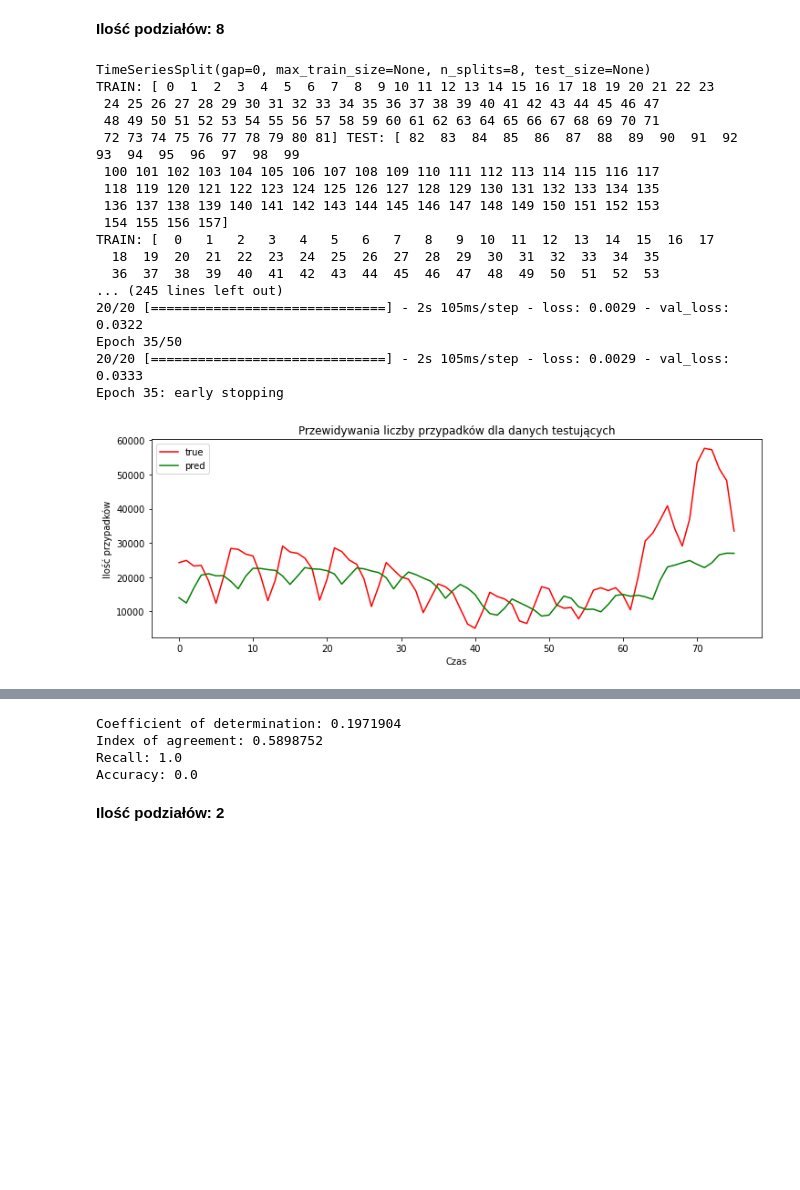
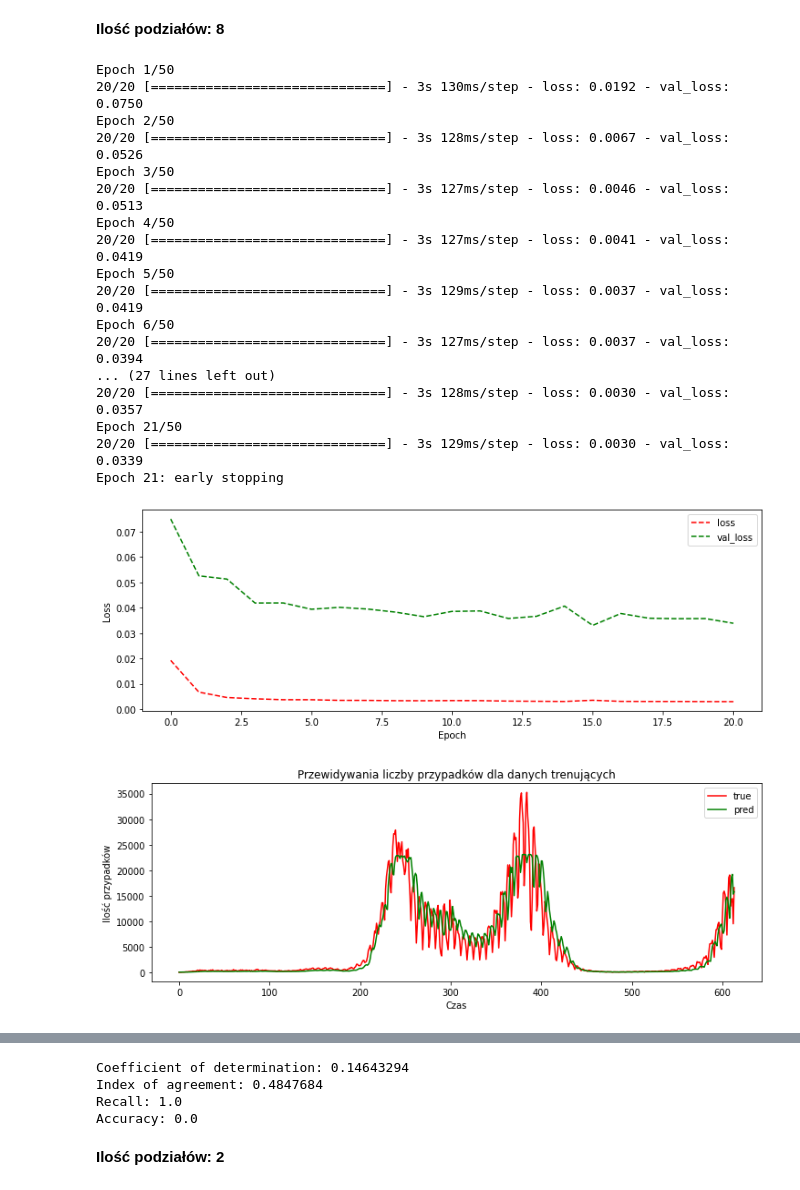
Before and after one commit to mateuszbarnacki/SSN-Proj, a Jupyter notebook: SSN_Proj.ipynb, the cells around one changed output, grey strips where cells are left out. Cells and saved outputs as stored; diff of their text form; code cells hidden in the pictures; blank space fills up the shorter version.

```diff
--- a/SSN_Proj.ipynb
+++ b/SSN_Proj.ipynb
@@ -154,7 +151,7 @@ def prepare_preds(X):
     y_preds.append(y_pred[0][-3])
   return y_preds
 
-def draw_predictions(nr_epochs, y_test, y_preds, title):
+def draw_predictions(nr_epochs, y_test, y_preds, title, figure_name):
     epochs = np.arange(nr_epochs)
     plt.figure(figsize=(12,4))
 
@@ -166,6 +163,7 @@ def draw_predictions(nr_epochs, y_test, y_preds, title):
     plt.legend(['true', 'pred'], loc='best')
     plt.title("Przewidywania liczby przypadków dla danych " + title)
 
+    plt.savefig(figure_name)
     plt.show()
 # %% [markdown]
 **Funkcje miary błędu**
@@ -185,10 +183,16 @@ def accuracy_m(y_true, y_pred):
   correct_preds = 0
   for i in range(len(y_pred)):
     if y_true[i] == y_pred[i]:
-      correct_preds = correct_pred + 1
+      correct_preds = correct_preds + 1
   return correct_preds / len(y_pred)
 
 def idx_of_agreement(y_true, y_pred):
   up = K.sum(K.square(y_true - y_pred))
   down = K.sum(K.square(K.abs(y_pred - K.mean(y_true)) + (K.abs(y_true - K.mean(y_true)))))
   return (1. - up / (down + K.epsilon()))
+
+def mean_squared_error(y_true, y_pred):
+  return K.mean(K.square(y_pred - y_true), axis=0)
+
+def mean_absolute_error(y_true, y_pred):
+  return K.mean(K.abs(y_pred - y_true), axis=0)
@@ -411,10 +477,10 @@ Accuracy: 0.0
 X, y = prepare_X_y(train_data)
 
 tscv = TimeSeriesSplit(n_splits=8)
-print(tscv)
+#print(tscv)
 
 for train_index, test_index in tscv.split(X):
-  print("TRAIN:", train_index, "TEST:", test_index)
+  #print("TRAIN:", train_index, "TEST:", test_index)
   X_train, X_test = X[train_index], X[test_index]
   y_train, y_test = y[train_index], y[test_index]
 
@@ -423,49 +489,68 @@ model = ModelTrunk()
 model.compile(optimizer='adam',
               loss=[MeanSquaredError(), MeanAbsoluteError()],
               run_eagerly=True)
 
+EarlyStop = EarlyStopping(monitor='val_loss',
+                          patience=5,
+                          verbose=1)
+
+callbacks = [EarlyStop]
+
 history = model.fit(X_train, y_train,
                     epochs=50, verbose=1,
                     validation_data = (X_test, y_test),
                     callbacks = callbacks
                    )
 
+# Wypisanie predykowanych wartości w formie liczbowej
 # X_pred = np.array(X_train[-1]).reshape(1,NR_DAYS,1).astype(float)
 # print(X_pred * MAX_DATA)
 # y_pred = model.predict(X_pred) * MAX_DATA
 # print(y_pred.shape)
 # print(y_pred)
 # print(np.max(y_pred[0][-3:]))
 
+plt.figure(figsize=(12,4))
+plt.plot(history.history['loss'], "r--")
+plt.plot(history.history['val_loss'], "g--")
+plt.ylabel('Loss')
+plt.xlabel('Epoch')
+plt.legend(['loss', 'val_loss'], loc='best')
+plt.savefig('time_series_8_loss.png')
+plt.show()
+
+y_preds = prepare_preds(X_train)
+draw_predictions(len(y_preds), y_train.reshape(len(y_preds)) * MAX_DATA, y_preds, "trenujących", "time_series_8_train.png")
 y_preds = prepare_preds(X_test)
-draw_predictions(len(y_preds), y_test.reshape(len(y_preds)) * MAX_DATA, y_preds, "testujących")
+draw_predictions(len(y_preds), y_test.reshape(len(y_preds)) * MAX_DATA, y_preds, "testujących", "time_series_8_test.png")
 
 y = y_test * MAX_DATA
 y = np.reshape(y, len(y))
 coeff = det_coeff(K.constant(y), K.constant(y_preds))
 index = idx_of_agreement(K.constant(y), K.constant(y_preds))
 recall = recall_m(K.constant(y), K.constant(y_preds))
 acc = accuracy_m(y, y_preds)
 print('Coefficient of determination: ' + str(K.get_value(coeff)))
 print('Index of agreement: ' + str(K.get_value(index)))
 print('Recall: ' + str(K.get_value(recall)))
 print('Accuracy: ' + str(acc))
 # %% [output]
-TimeSeriesSplit(gap=0, max_train_size=None, n_splits=8, test_size=None)
-TRAIN: [ 0  1  2  3  4  5  6  7  8  9 10 11 12 13 14 15 16 17 18 19 20 21 22 23
- 24 25 26 27 28 29 30 31 32 33 34 35 36 37 38 39 40 41 42 43 44 45 46 47
- 48 49 50 51 52 53 54 55 56 57 58 59 60 61 62 63 64 65 66 67 68 69 70 71
- 72 73 74 75 76 77 78 79 80 81] TEST: [ 82  83  84  85  86  87  88  89  90  91  92  93  94  95  96  97  98  99
- 100 101 102 103 104 105 106 107 108 109 110 111 112 113 114 115 116 117
- 118 119 120 121 122 123 124 125 126 127 128 129 130 131 132 133 134 135
- 136 137 138 139 140 141 142 143 144 145 146 147 148 149 150 151 152 153
- 154 155 156 157]
-TRAIN: [  0   1   2   3   4   5   6   7   8   9  10  11  12  13  14  15  16  17
-  18  19  20  21  22  23  24  25  26  27  28  29  30  31  32  33  34  35
-  36  37  38  39  40  41  42  43  44  45  46  47  48  49  50  51  52  53
-... (245 lines left out)
-20/20 [==============================] - 2s 105ms/step - loss: 0.0029 - val_loss: 0.0322
-Epoch 35/50
-20/20 [==============================] - 2s 105ms/step - loss: 0.0029 - val_loss: 0.0333
-Epoch 35: early stopping
+Epoch 1/50
+20/20 [==============================] - 3s 130ms/step - loss: 0.0192 - val_loss: 0.0750
+Epoch 2/50
+20/20 [==============================] - 3s 128ms/step - loss: 0.0067 - val_loss: 0.0526
+Epoch 3/50
+20/20 [==============================] - 3s 127ms/step - loss: 0.0046 - val_loss: 0.0513
+Epoch 4/50
+20/20 [==============================] - 3s 127ms/step - loss: 0.0041 - val_loss: 0.0419
+Epoch 5/50
+20/20 [==============================] - 3s 129ms/step - loss: 0.0037 - val_loss: 0.0419
+Epoch 6/50
+20/20 [==============================] - 3s 127ms/step - loss: 0.0037 - val_loss: 0.0394
+... (27 lines left out)
+20/20 [==============================] - 3s 128ms/step - loss: 0.0030 - val_loss: 0.0357
+Epoch 21/50
+20/20 [==============================] - 3s 129ms/step - loss: 0.0030 - val_loss: 0.0339
+Epoch 21: early stopping
-[figure, old version]
+[figure, new version]
+[figure, added]
@@ -472,5 +558,5 @@ Epoch 35: early stopping
-Coefficient of determination: 0.1971904
-Index of agreement: 0.5898752
+Coefficient of determination: 0.14643294
+Index of agreement: 0.4847684
 Recall: 1.0
 Accuracy: 0.0
 # %% [markdown]
```
Also changed, not shown: parts of 8 cells of this notebook.
